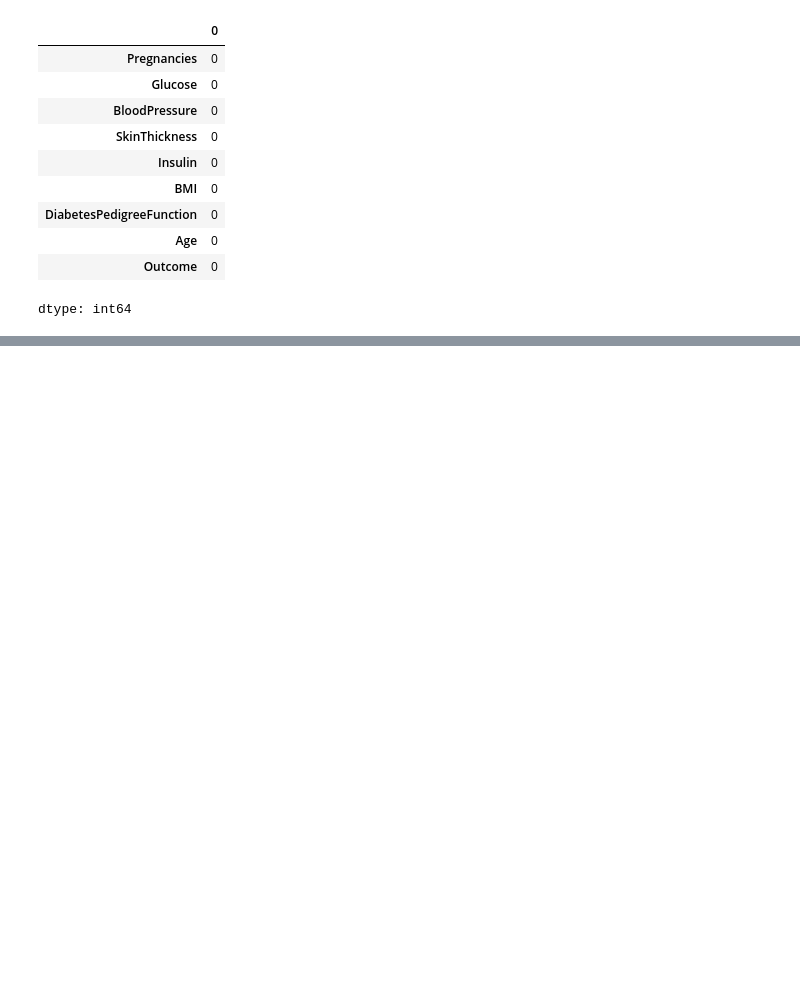
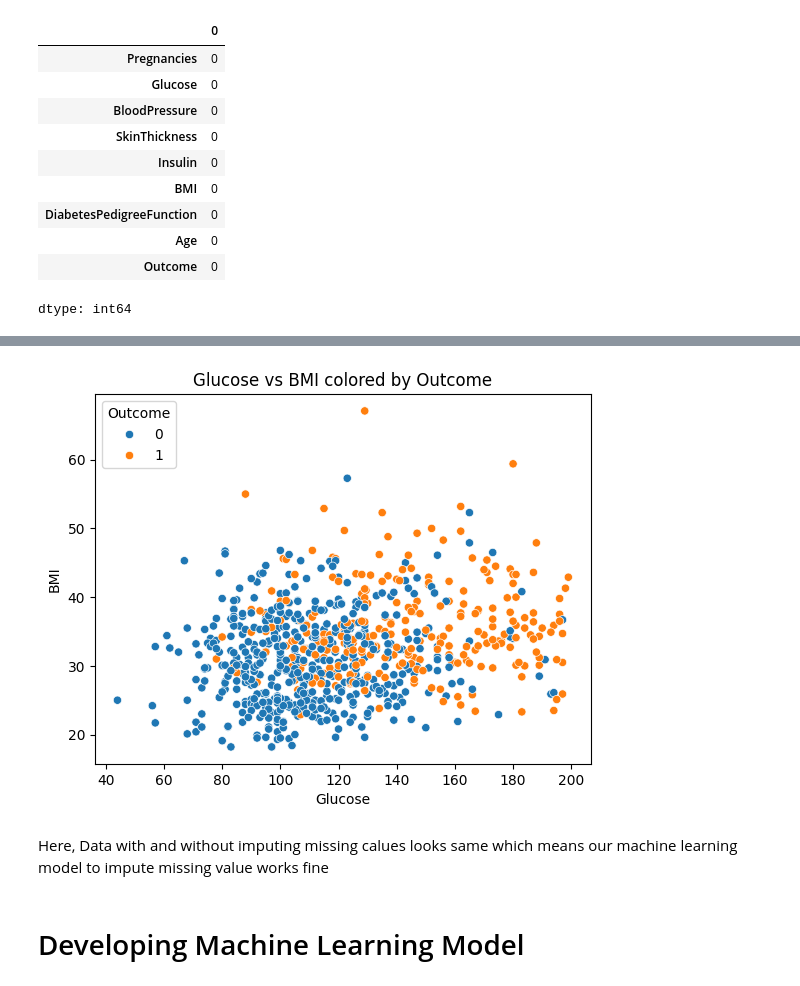
Before and after one commit to Kiran-Pokhrel-91/Data-Analyst-Projects, a Jupyter notebook: diabetes_analysis.ipynb, the cells around one changed output, grey strips where cells are left out. Cells and saved outputs as stored; diff of their text form; code cells hidden in the pictures; blank space fills up the shorter version.

```diff
--- a/diabetes_analysis.ipynb
+++ b/diabetes_analysis.ipynb
@@ -159,0 +267,10 @@ dtype: int64
+# %%
+sns.scatterplot(data=diabetes_df, x='Glucose', y='BMI', hue='Outcome')
+plt.title('Glucose vs BMI colored by Outcome')
+plt.show()
+# %% [output]
+[figure, added]
+# %% [markdown]
+Here, Data with and without imputing missing calues looks same which means our machine learning model to impute missing value works fine
+# %% [markdown]
+# Developing Machine Learning Model
```
Also changed, not shown: parts of 27 cells of this notebook.
